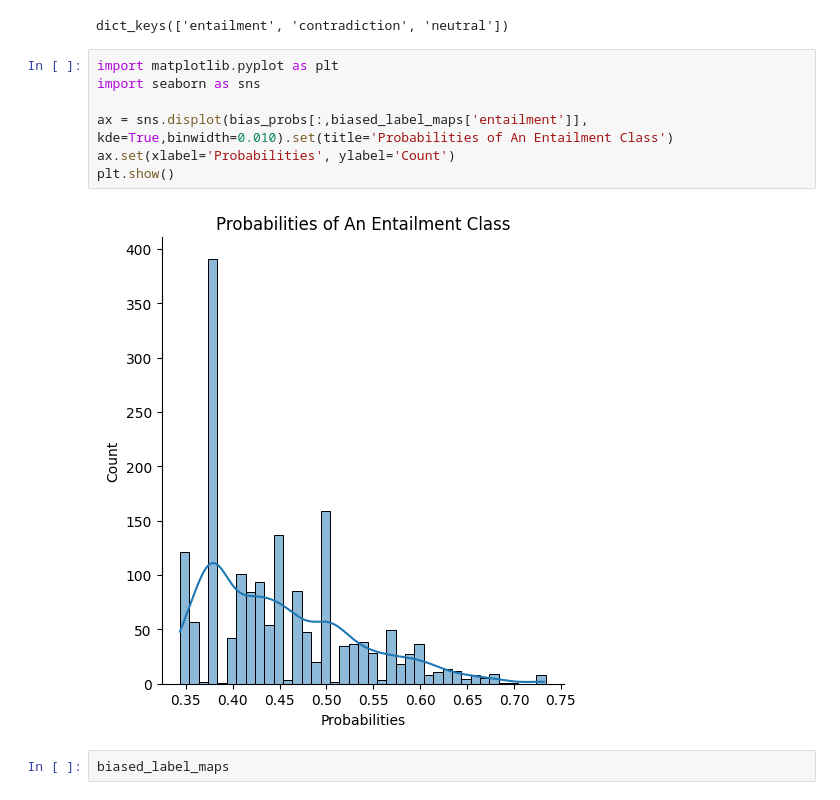
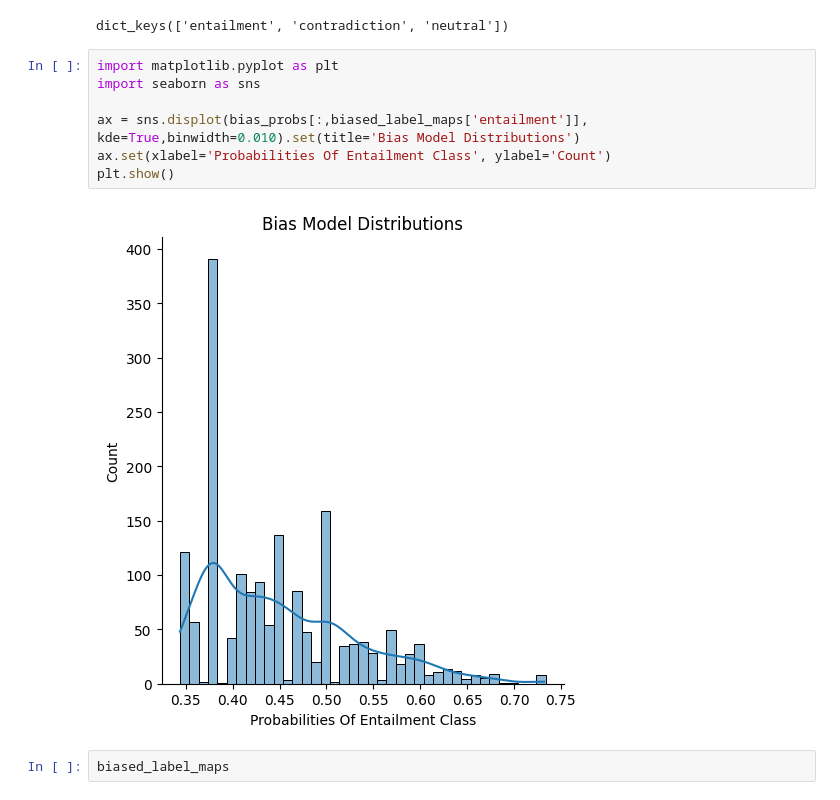
Before and after one commit to sitiporn/DebiasNeuro-components, a Jupyter notebook: notebooks/Advantaged_Plot.ipynb, the cells around one changed output. Saved outputs shown, nothing was run; the diff lists cells and outputs as text.

Commit message:
update Advantaged Plot

```diff
--- a/notebooks/Advantaged_Plot.ipynb
+++ b/notebooks/Advantaged_Plot.ipynb
@@ -86,12 +86,12 @@ dict_keys(['entailment', 'contradiction', 'neutral'])
 # %%
 import matplotlib.pyplot as plt
 import seaborn as sns
 
-ax = sns.displot(bias_probs[:,biased_label_maps['entailment']], kde=True,binwidth=0.010).set(title='Probabilities of An Entailment Class')
-ax.set(xlabel='Probabilities', ylabel='Count')
+ax = sns.displot(bias_probs[:,biased_label_maps['entailment']], kde=True,binwidth=0.010).set(title='Bias Model Distributions')
+ax.set(xlabel='Probabilities Of Entailment Class', ylabel='Count')
 plt.show()
 # %% [output]
-[figure, old version]
+[figure, new version]
 # %%
 biased_label_maps
 # %% [output]
```
